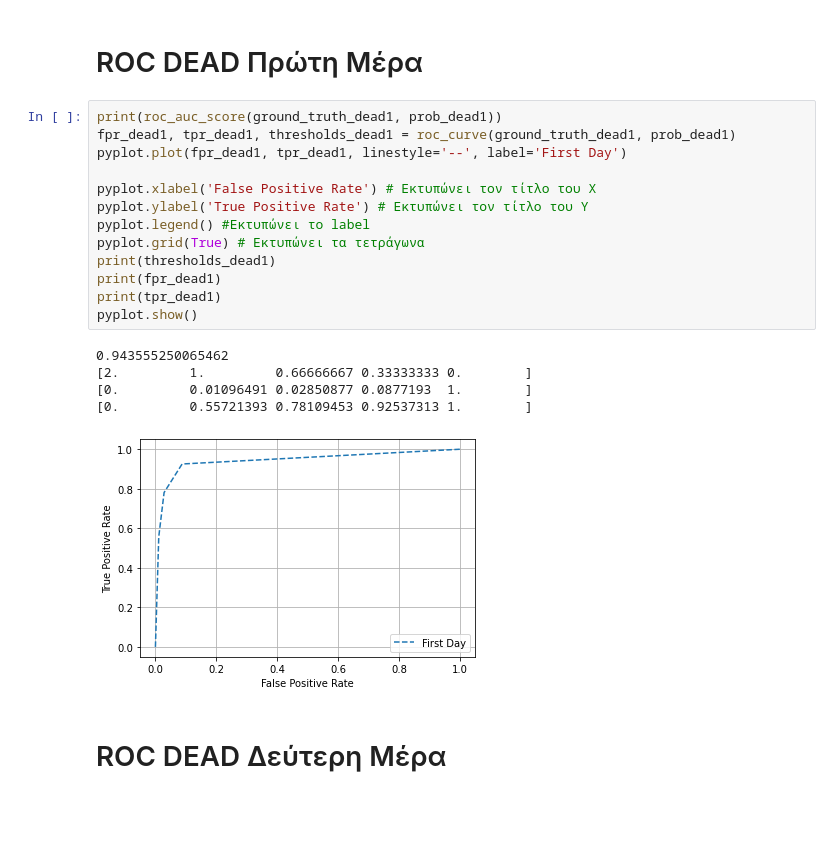
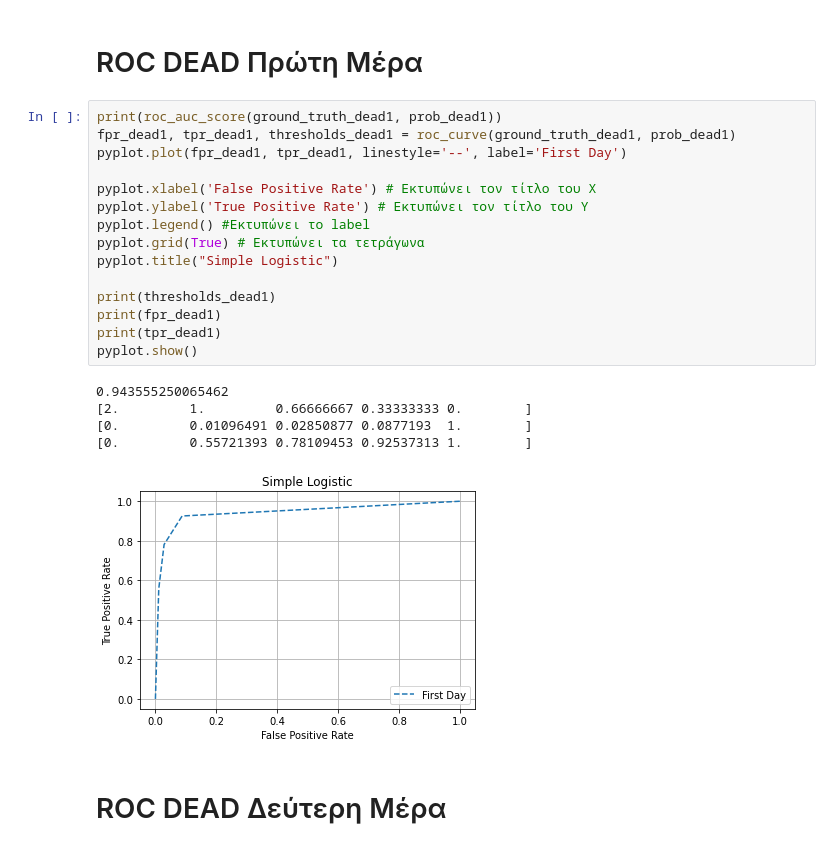
Before and after one commit to DimopDim/MimicIV, a Jupyter notebook: New_Code/07_11_ROC_Simple_Logistic.ipynb, the cells around one changed output. Drawn from its saved outputs; the diff is of its cells as text; blank space fills up the shorter version.

```diff
--- a/New_Code/07_11_ROC_Simple_Logistic.ipynb
+++ b/New_Code/07_11_ROC_Simple_Logistic.ipynb
@@ -209,22 +216,24 @@ pyplot.show()
 # %%
 print(roc_auc_score(ground_truth_dead1, prob_dead1))
 fpr_dead1, tpr_dead1, thresholds_dead1 = roc_curve(ground_truth_dead1, prob_dead1)
 pyplot.plot(fpr_dead1, tpr_dead1, linestyle='--', label='First Day')
 
 pyplot.xlabel('False Positive Rate') # Εκτυπώνει τον τίτλο του Χ
 pyplot.ylabel('True Positive Rate') # Εκτυπώνει τον τίτλο του Υ
 pyplot.legend() #Εκτυπώνει το label
 pyplot.grid(True) # Εκτυπώνει τα τετράγωνα
+pyplot.title("Simple Logistic")
+
 print(thresholds_dead1)
 print(fpr_dead1)
 print(tpr_dead1)
 pyplot.show()
 # %% [output]
 0.943555250065462
 [2.         1.         0.66666667 0.33333333 0.        ]
 [0.         0.01096491 0.02850877 0.0877193  1.        ]
 [0.         0.55721393 0.78109453 0.92537313 1.        ]
-[figure, old version]
+[figure, new version]
 # %% [markdown]
 # ROC DEAD Δεύτερη Μέρα
 # %%
```
Also changed, not shown: parts of 9 cells of this notebook.
